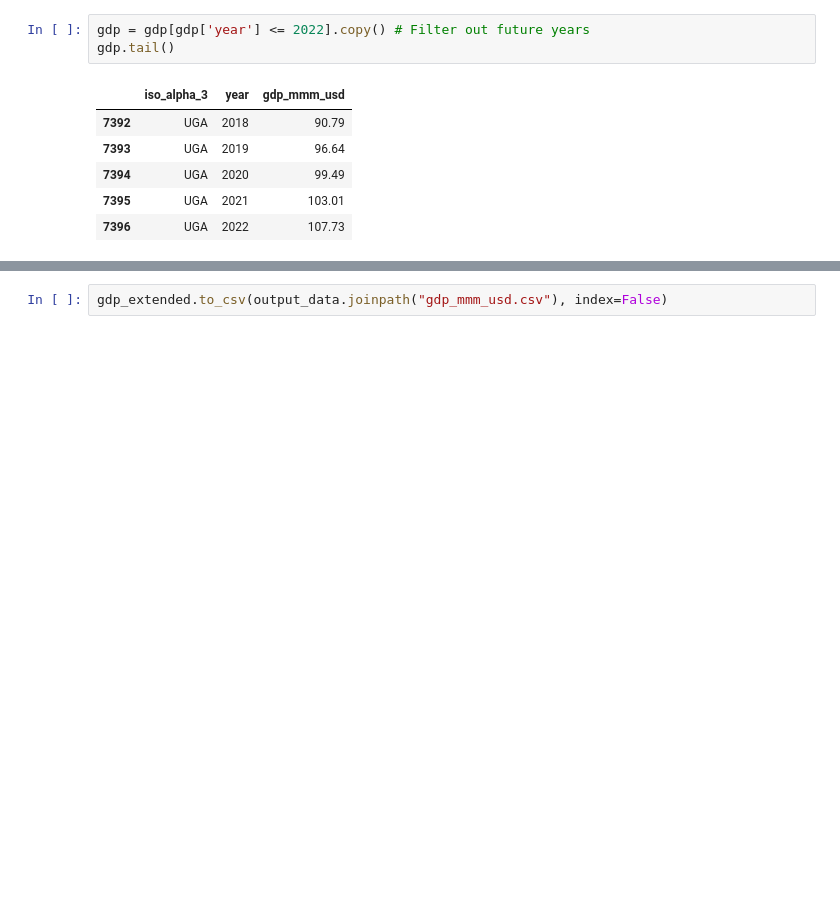
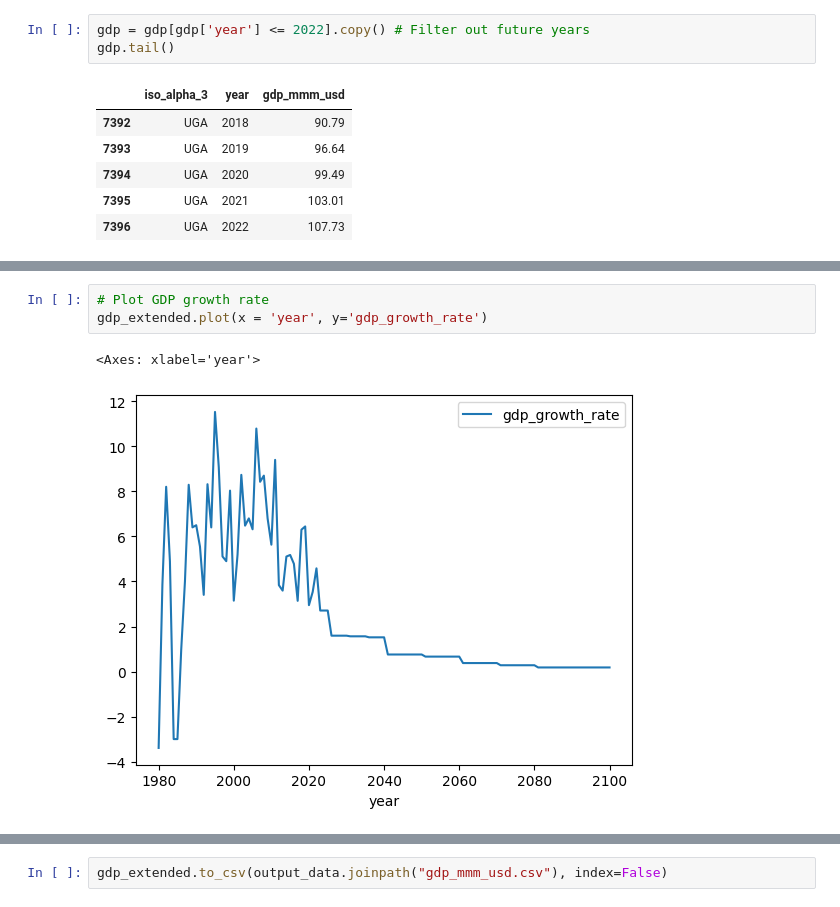
Before and after one commit to sisepuede-framework/ssp_uganda_data, a Jupyter notebook: gdp_mmm_usd.ipynb, the cells around one changed output, grey strips where cells are left out. Saved outputs shown, nothing was run; the diff lists cells and outputs as text; blank space fills up the shorter version.

```diff
--- a/gdp_mmm_usd.ipynb
+++ b/gdp_mmm_usd.ipynb
@@ -92 +150,7 @@ gdp_extended = pd.concat([gdp, pd.DataFrame(projection)], ignore_index=True)
+# %%
+# Plot GDP growth rate
+gdp_extended.plot(x = 'year', y='gdp_growth_rate')
+# %% [output]
+<Axes: xlabel='year'>
+[figure, added]
 # %%
```
Also changed, not shown: parts of 11 cells of this notebook, 1 other file.
